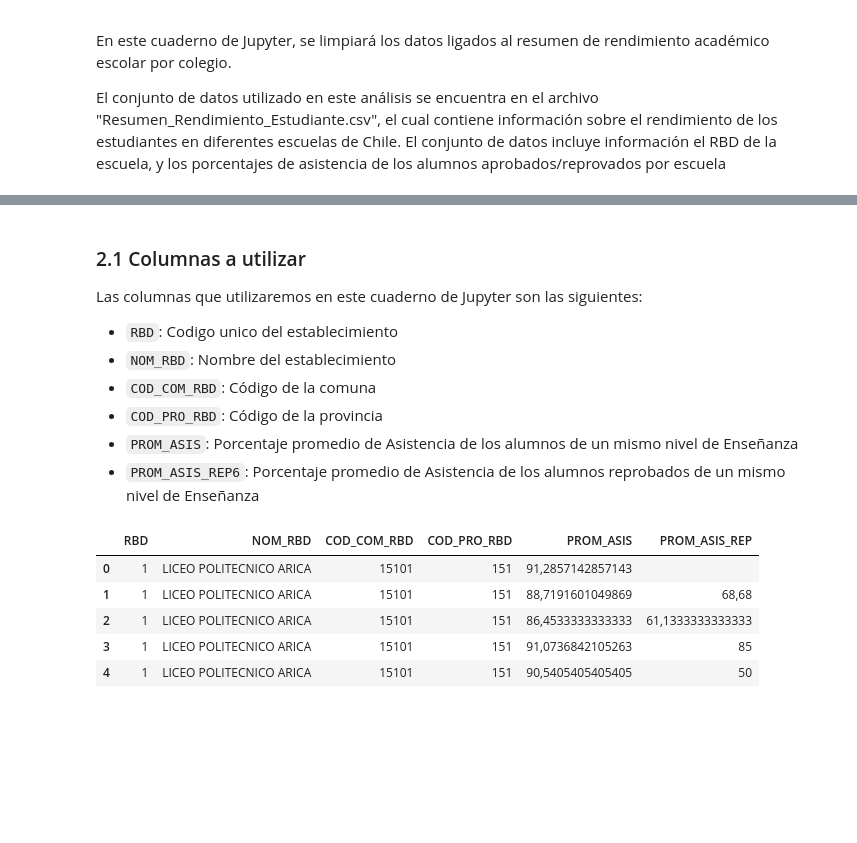
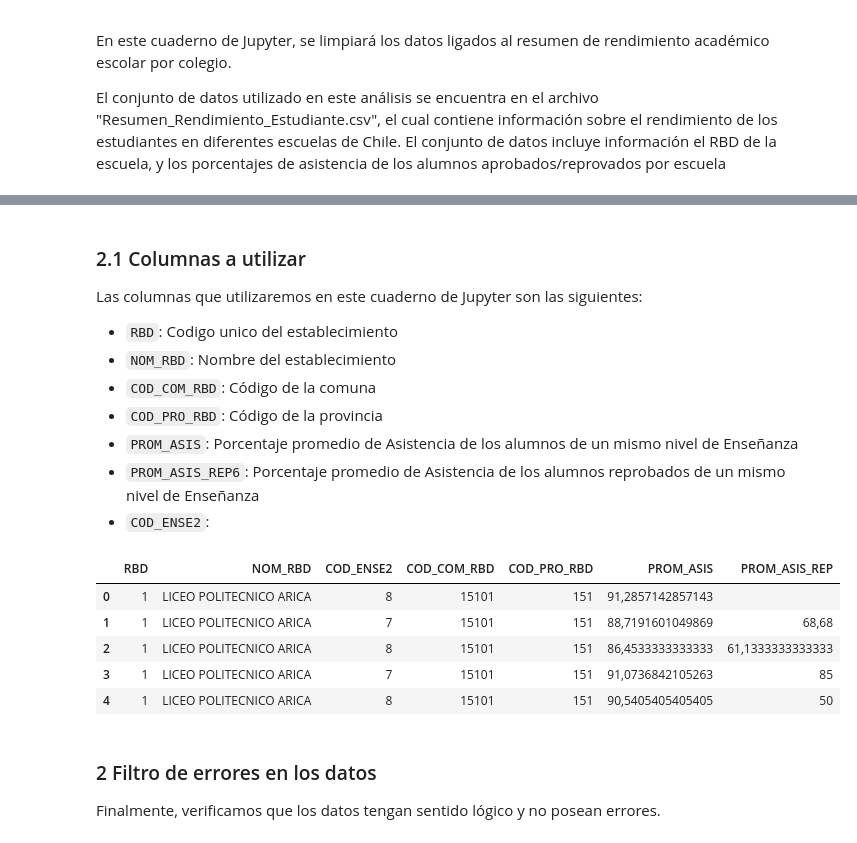
Before and after one commit to sofiafuentess/Proyecto-IMT2200-GRUPO-7, a Jupyter notebook: Limpieza/clean_resumen_rendimiento.ipynb, the cells around one changed output, grey strips where cells are left out. Cells and saved outputs as stored; diff of their text form; code cells hidden in the pictures; blank space fills up the shorter version.

```diff
--- a/Limpieza/clean_resumen_rendimiento.ipynb
+++ b/Limpieza/clean_resumen_rendimiento.ipynb
@@ -40,15 +24,19 @@ Las columnas que utilizaremos en este cuaderno de Jupyter son las siguientes:
 los alumnos de un mismo nivel de Enseñanza
 - `PROM_ASIS_REP6`: Porcentaje promedio de Asistencia de los alumnos reprobados de un mismo
 nivel de Enseñanza
+- `COD_ENSE2`:
 # %%
 # Filtramos únicamente las columnas nesesarias
-columnas = ['RBD', 'NOM_RBD', 'COD_COM_RBD', 'COD_PRO_RBD', 'PROM_ASIS', 'PROM_ASIS_REP']
+columnas = ['RBD', 'NOM_RBD', 'COD_ENSE2', 'COD_COM_RBD', 'COD_PRO_RBD', 'PROM_ASIS', 'PROM_ASIS_REP']
 df = df[columnas]
 df.head()
 # %% [output]
-|  | RBD | NOM_RBD | COD_COM_RBD | COD_PRO_RBD | PROM_ASIS | PROM_ASIS_REP |
-| 0 | 1 | LICEO POLITECNICO ARICA | 15101 | 151 | 91,2857142857143 |  |
-| 1 | 1 | LICEO POLITECNICO ARICA | 15101 | 151 | 88,7191601049869 | 68,68 |
-| 2 | 1 | LICEO POLITECNICO ARICA | 15101 | 151 | 86,4533333333333 | 61,1333333333333 |
-| 3 | 1 | LICEO POLITECNICO ARICA | 15101 | 151 | 91,0736842105263 | 85 |
-| 4 | 1 | LICEO POLITECNICO ARICA | 15101 | 151 | 90,5405405405405 | 50 |
+|  | RBD | NOM_RBD | COD_ENSE2 | COD_COM_RBD | COD_PRO_RBD | PROM_ASIS | PROM_ASIS_REP |
+| 0 | 1 | LICEO POLITECNICO ARICA | 8 | 15101 | 151 | 91,2857142857143 |  |
+| 1 | 1 | LICEO POLITECNICO ARICA | 7 | 15101 | 151 | 88,7191601049869 | 68,68 |
+| 2 | 1 | LICEO POLITECNICO ARICA | 8 | 15101 | 151 | 86,4533333333333 | 61,1333333333333 |
+| 3 | 1 | LICEO POLITECNICO ARICA | 7 | 15101 | 151 | 91,0736842105263 | 85 |
+| 4 | 1 | LICEO POLITECNICO ARICA | 8 | 15101 | 151 | 90,5405405405405 | 50 |
+# %% [markdown]
+### 2 Filtro de errores en los datos
+Finalmente, verificamos que los datos tengan sentido lógico y no posean errores.
```
Also changed, not shown: parts of 10 cells of this notebook, 5 other files.
